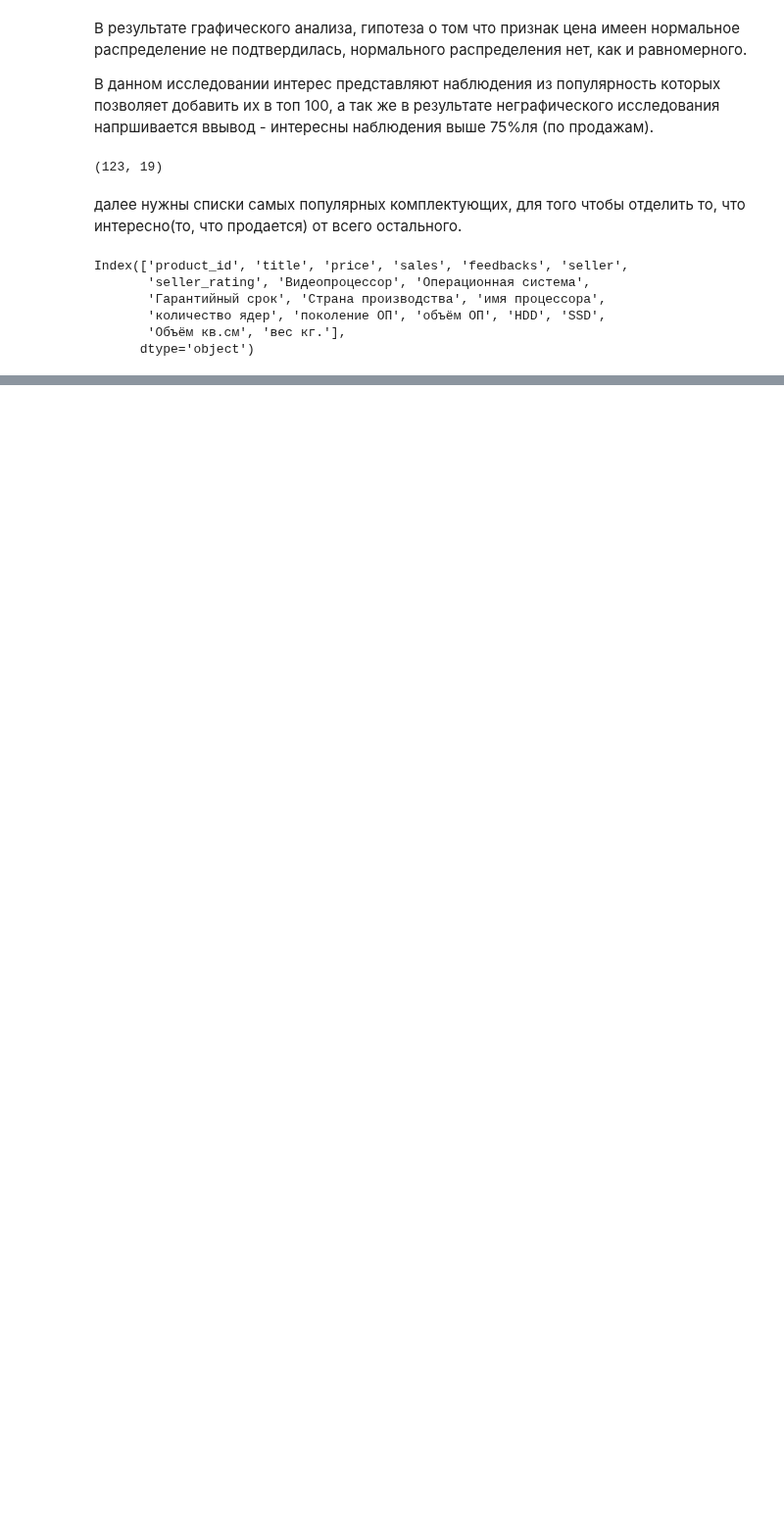
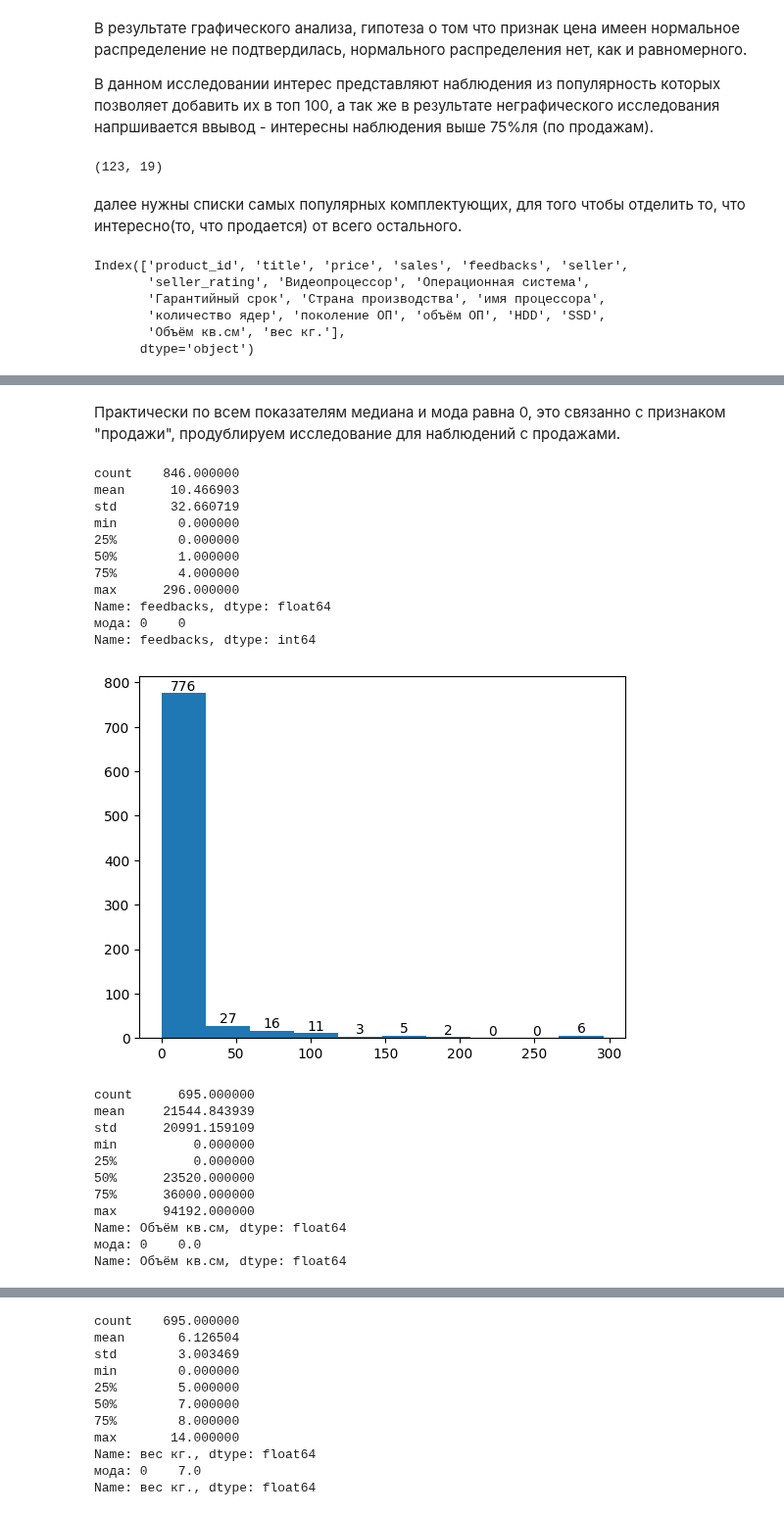
Before and after one commit to EZSib/data_-analytics2023, a Jupyter notebook: practice_eda_Efim.ipynb, the cells around one changed output, grey strips where cells are left out. Shown at 98% size. Drawn from its saved outputs; the diff is of its cells as text; code cells hidden in the pictures; blank space fills up the shorter version.

```diff
--- a/practice_eda_Efim.ipynb
+++ b/practice_eda_Efim.ipynb
@@ -457,0 +520,33 @@ list_ssd = list(top100['SSD'].unique())
+# %% [markdown]
+Практически по всем показателям медиана и мода равна 0, это связанно с признаком "продажи", продублируем исследование для наблюдений с продажами.
+# %%
+for i in ['feedbacks','Объём кв.см','вес кг.','Гарантийный срок']:
+  print(ds[ds['sales'] > 0][i].describe())
+  print('мода:',ds[ds['sales'] > 0][i].mode())
+  counts, edges, bars = plt.hist(ds[ds['sales'] > 0][i])
+  plt.bar_label(bars)
+  plt.show()
+# %% [output]
+count    846.000000
+mean      10.466903
+std       32.660719
+min        0.000000
+25%        0.000000
+50%        1.000000
+75%        4.000000
+max      296.000000
+Name: feedbacks, dtype: float64
+мода: 0    0
+Name: feedbacks, dtype: int64
+[figure, added]
+count      695.000000
+mean     21544.843939
+std      20991.159109
+min          0.000000
+25%          0.000000
+50%      23520.000000
+75%      36000.000000
+max      94192.000000
+Name: Объём кв.см, dtype: float64
+мода: 0    0.0
+Name: Объём кв.см, dtype: float64
@@ -457,0 +554,11 @@ list_ssd = list(top100['SSD'].unique())
+count    695.000000
+mean       6.126504
+std        3.003469
+min        0.000000
+25%        5.000000
+50%        7.000000
+75%        8.000000
+max       14.000000
+Name: вес кг., dtype: float64
+мода: 0    7.0
+Name: вес кг., dtype: float64
```
Also changed, not shown: parts of 18 cells of this notebook.
